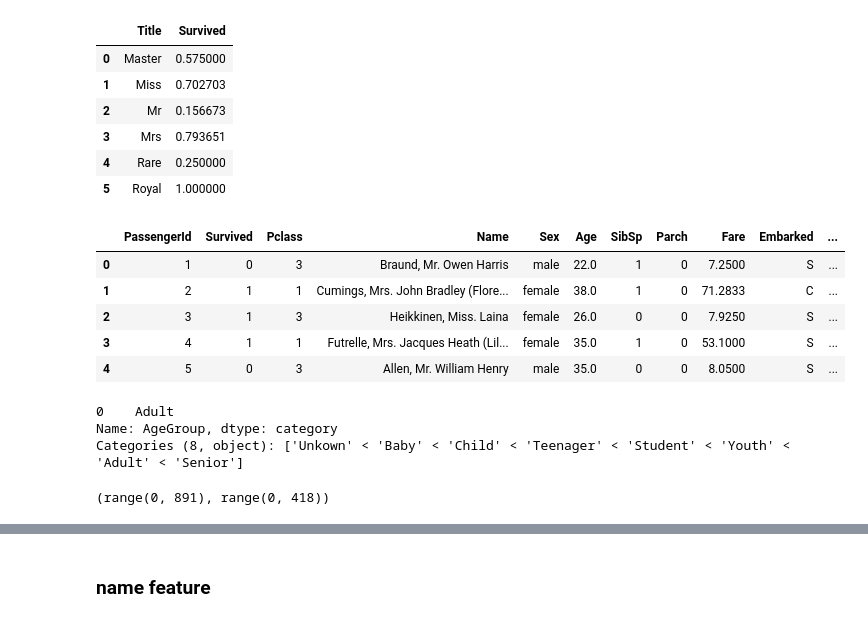
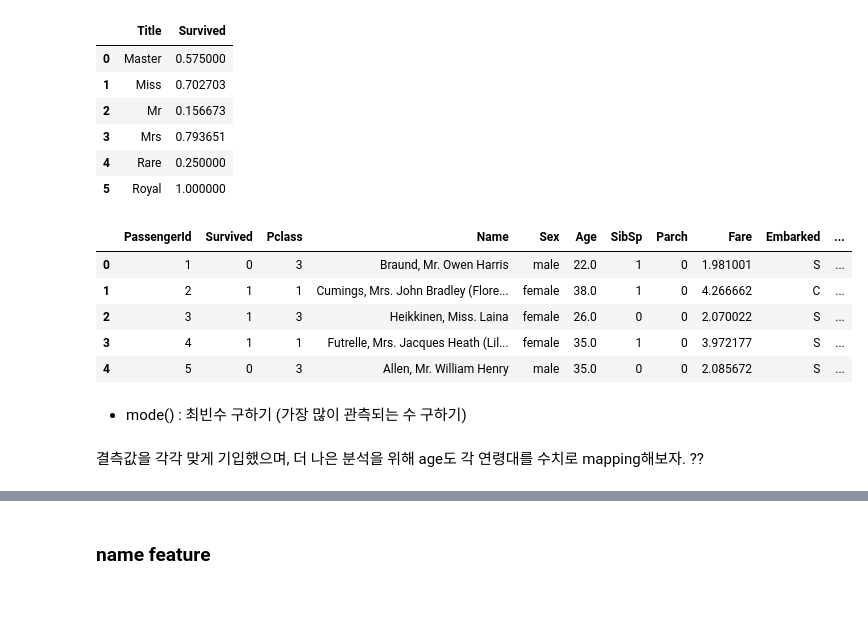
Before and after one commit to elmoda/Kaggle-Titanic, a Jupyter notebook: titanic.ipynb, the cells around one changed output, grey strips where cells are left out. Drawn from its saved outputs; the diff is of its cells as text; code cells hidden in the pictures.

```diff
--- a/titanic.ipynb
+++ b/titanic.ipynb
@@ -215,0 +312,11 @@ Percentage of pclass 3 who survived :  24.236252545824847
+# %%
+#cumulative survival rate
+sur_rate = []
+for i in range(1,80) :
+    sur_rate.append(train[train['Age'] < i]['Survived'].sum()
+                    /train[train['Age'] < i]['Survived'].count())
+
+plt.figure()
+plt.plot(sur_rate)
+plt.xlabel('Range of age')
+plt.ylabel('Survival rate')
@@ -235,0 +443,7 @@ sns.barplot(x='Parch', y='Survived', data=train)
+# %%
+#replace NaN value with average value
+test.loc[test.Fare.isnull(), 'Fare'] = test['Fare'].mean()
+
+#lambda를 이용해 log value 반환
+train['Fare'] = train['Fare'].map(lambda i:np.log(i) if i>0 else 0)
+test['Fare'] = test['Fare'].map(lambda i:np.log(i) if i>0 else 0)
@@ -394,8 +611,10 @@ pd.crosstab(train['Title'],train['Sex'])
 # %%
-#다양한 title을 흔한 이름을 대체하기
+#replace various titles with common names
 for data in combine :
-    data['Title'] = data['Title'].replace(['Capt','Col','Don','Dr','Jonkheer',
-                                          'Major','Rev'],'Rare')
+    data['Title'] = data['Title'].replace(['Capt','Col',
+                'Don','Dr','Dona','Jonkheer','Major','Rev'],'Rare')
+    #data['Title'] = data['Title'].replace(['Lady','Countess','Capt','Col',
+                #'Don','Dr','Dona','Sir','Jonkheer','Major','Rev'],'Rare')
     data['Title'] = data['Title'].replace(['Countess','Lady','Sir'],'Royal')
     data['Title'] = data['Title'].replace('Mlle','Miss')
     data['Title'] = data['Title'].replace('Mme','Mrs')
@@ -412,26 +631,18 @@ train[['Title','Survived']].groupby(['Title'], as_index=False).mean()
 | 5 | Royal | 1.000000 |
 # %%
 #각 명칭을 숫자로 단축시킴
-title_mapping = {'Mr':1, 'Miss':2, 'Mrs':3, 'Master':4, 'Royal':5, 'Rare':6}
+title_mapping = {'Mr':1, 'Miss':2, 'Mrs':3, 'Master':4, 'Rare':5} #'Royal':6
 for data in combine :
     data['Title'] = data['Title'].map(title_mapping)
-    #data['Title'] = data['Title'].fillna(0)
+    data['Title'] = data['Title'].fillna(0)
 
 train.head()
 # %% [output]
 |  | PassengerId | Survived | Pclass | Name | Sex | Age | SibSp | Parch | Fare | Embarked | ... |
-| 0 | 1 | 0 | 3 | Braund, Mr. Owen Harris | male | 22.0 | 1 | 0 | 7.2500 | S | ... |
-| 1 | 2 | 1 | 1 | Cumings, Mrs. John Bradley (Flore... | female | 38.0 | 1 | 0 | 71.2833 | C | ... |
-| 2 | 3 | 1 | 3 | Heikkinen, Miss. Laina | female | 26.0 | 0 | 0 | 7.9250 | S | ... |
-| 3 | 4 | 1 | 1 | Futrelle, Mrs. Jacques Heath (Lil... | female | 35.0 | 1 | 0 | 53.1000 | S | ... |
-| 4 | 5 | 0 | 3 | Allen, Mr. William Henry | male | 35.0 | 0 | 0 | 8.0500 | S | ... |
+| 0 | 1 | 0 | 3 | Braund, Mr. Owen Harris | male | 22.0 | 1 | 0 | 1.981001 | S | ... |
+| 1 | 2 | 1 | 1 | Cumings, Mrs. John Bradley (Flore... | female | 38.0 | 1 | 0 | 4.266662 | C | ... |
+| 2 | 3 | 1 | 3 | Heikkinen, Miss. Laina | female | 26.0 | 0 | 0 | 2.070022 | S | ... |
+| 3 | 4 | 1 | 1 | Futrelle, Mrs. Jacques Heath (Lil... | female | 35.0 | 1 | 0 | 3.972177 | S | ... |
+| 4 | 5 | 0 | 3 | Allen, Mr. William Henry | male | 35.0 | 0 | 0 | 2.085672 | S | ... |
-# %%
-train[train["Title"] == 6]["AgeGroup"].mode()
-# %% [output]
-0    Adult
-Name: AgeGroup, dtype: category
-Categories (8, object): ['Unkown' < 'Baby' < 'Child' < 'Teenager' < 'Student' < 'Youth' < 'Adult' < 'Senior']
-# %%
-range(len(train["AgeGroup"])), range(len(test["AgeGroup"]))
-# %% [output]
-(range(0, 891), range(0, 418))
+# %% [markdown]
+- mode() : 최빈수 구하기 (가장 많이 관측되는 수 구하기)
@@ -456 +664,3 @@ age_title_mapping = {1:'Youth', 2:'Unkown', 3:'Adult', 4:'Baby', 5:'Adult', 6:'A
+# %% [markdown]
+결측값을 각각 맞게 기입했으며, 더 나은 분석을 위해 age도 각 연령대를 수치로 mapping해보자. ??
 # %%
```
Also changed, not shown: parts of 123 cells of this notebook, 1 other file.
